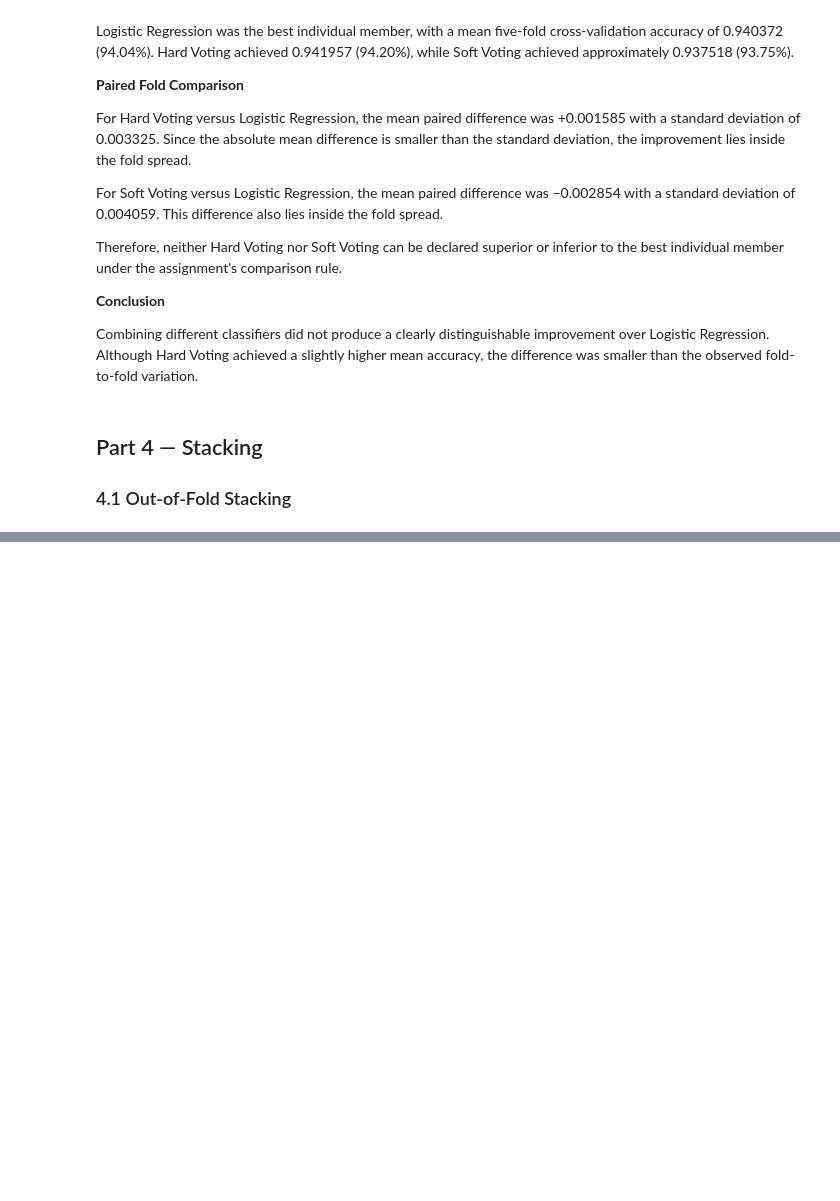
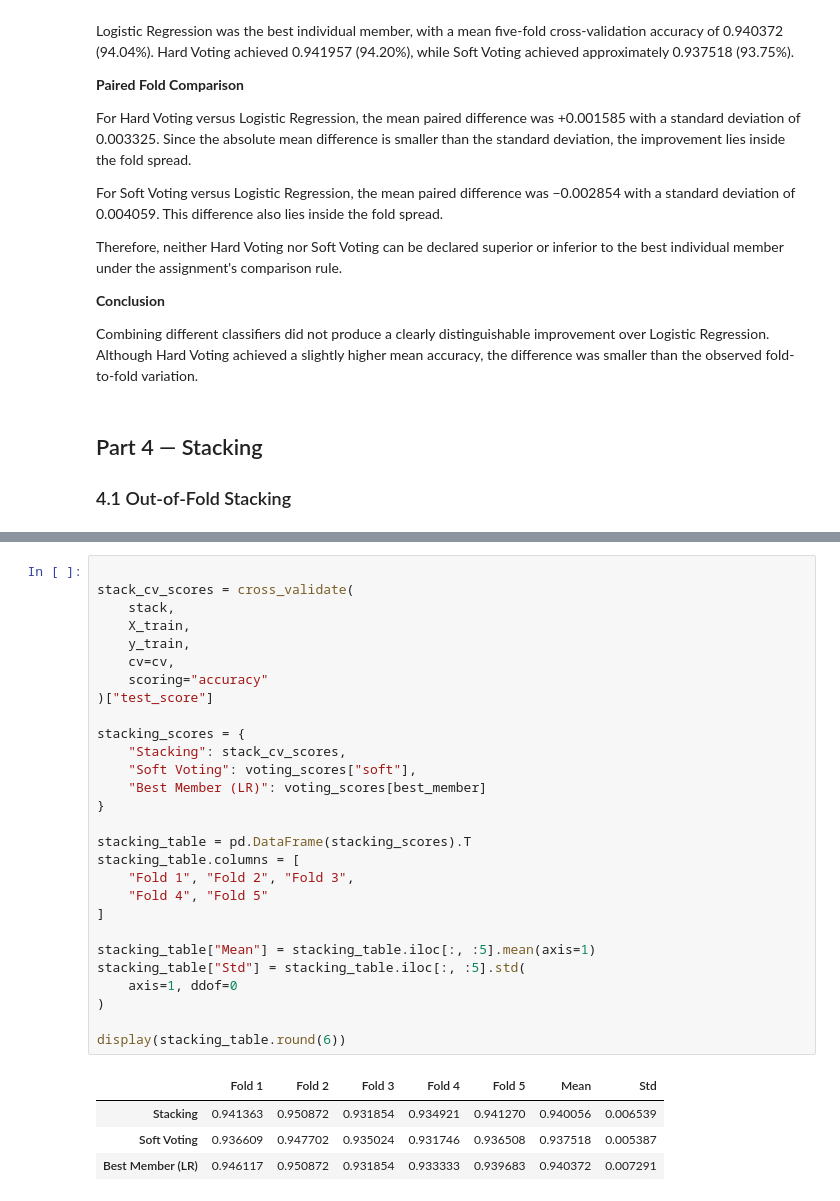
Before and after one commit to Annamerkulova/Merkulova_ML_task_4, a Jupyter notebook: Merkulova_task4.ipynb, the cells around one changed output, grey strips where cells are left out. Drawn from its saved outputs; the diff is of its cells as text; blank space fills up the shorter version.

```diff
--- a/Merkulova_task4.ipynb
+++ b/Merkulova_task4.ipynb
@@ -868,0 +933,33 @@ print("Manual stacking accuracy:", manual_stack_accuracy)
+# %%
+
+stack_cv_scores = cross_validate(
+    stack,
+    X_train,
+    y_train,
+    cv=cv,
+    scoring="accuracy"
+)["test_score"]
+
+stacking_scores = {
+    "Stacking": stack_cv_scores,
+    "Soft Voting": voting_scores["soft"],
+    "Best Member (LR)": voting_scores[best_member]
+}
+
+stacking_table = pd.DataFrame(stacking_scores).T
+stacking_table.columns = [
+    "Fold 1", "Fold 2", "Fold 3",
+    "Fold 4", "Fold 5"
+]
+
+stacking_table["Mean"] = stacking_table.iloc[:, :5].mean(axis=1)
+stacking_table["Std"] = stacking_table.iloc[:, :5].std(
+    axis=1, ddof=0
+)
+
+display(stacking_table.round(6))
+# %% [output]
+|  | Fold 1 | Fold 2 | Fold 3 | Fold 4 | Fold 5 | Mean | Std |
+| Stacking | 0.941363 | 0.950872 | 0.931854 | 0.934921 | 0.941270 | 0.940056 | 0.006539 |
+| Soft Voting | 0.936609 | 0.947702 | 0.935024 | 0.931746 | 0.936508 | 0.937518 | 0.005387 |
+| Best Member (LR) | 0.946117 | 0.950872 | 0.931854 | 0.933333 | 0.939683 | 0.940372 | 0.007291 |
```
Also changed, not shown: parts of 22 cells of this notebook.
